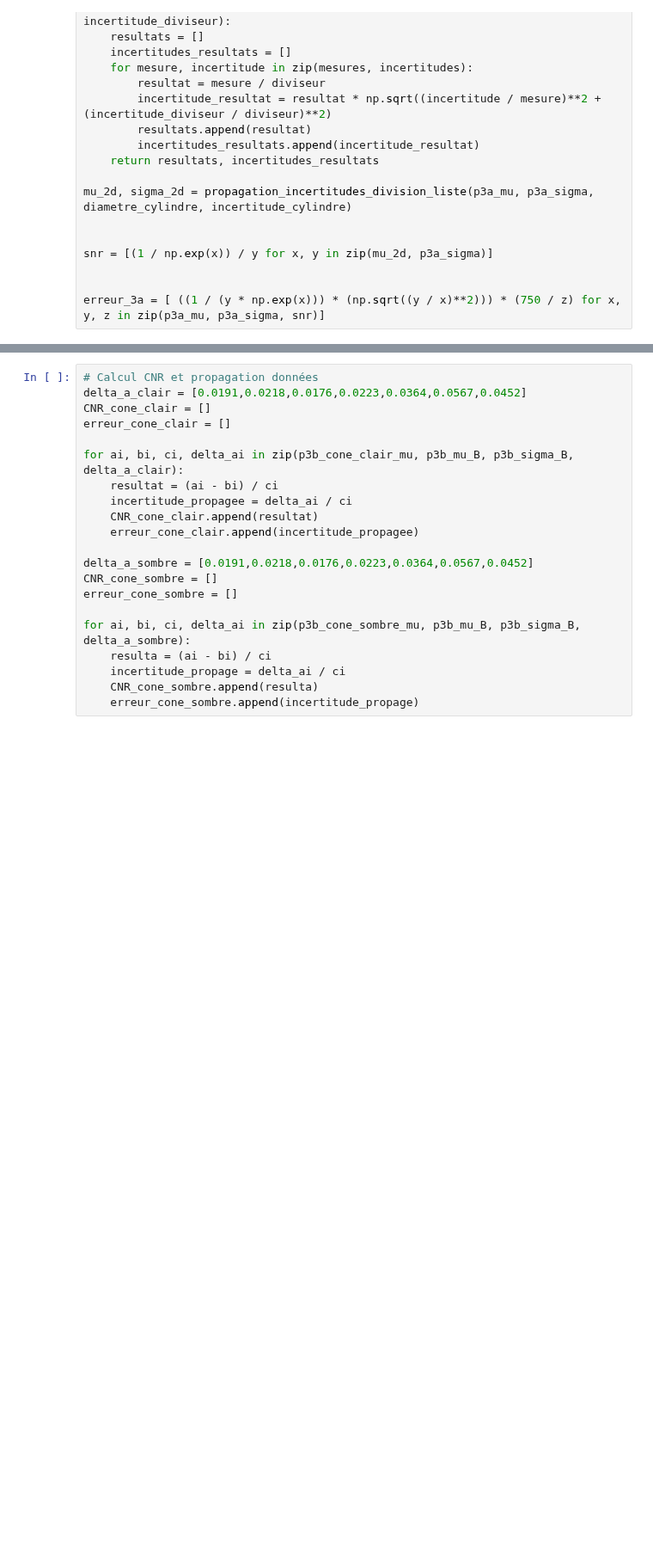
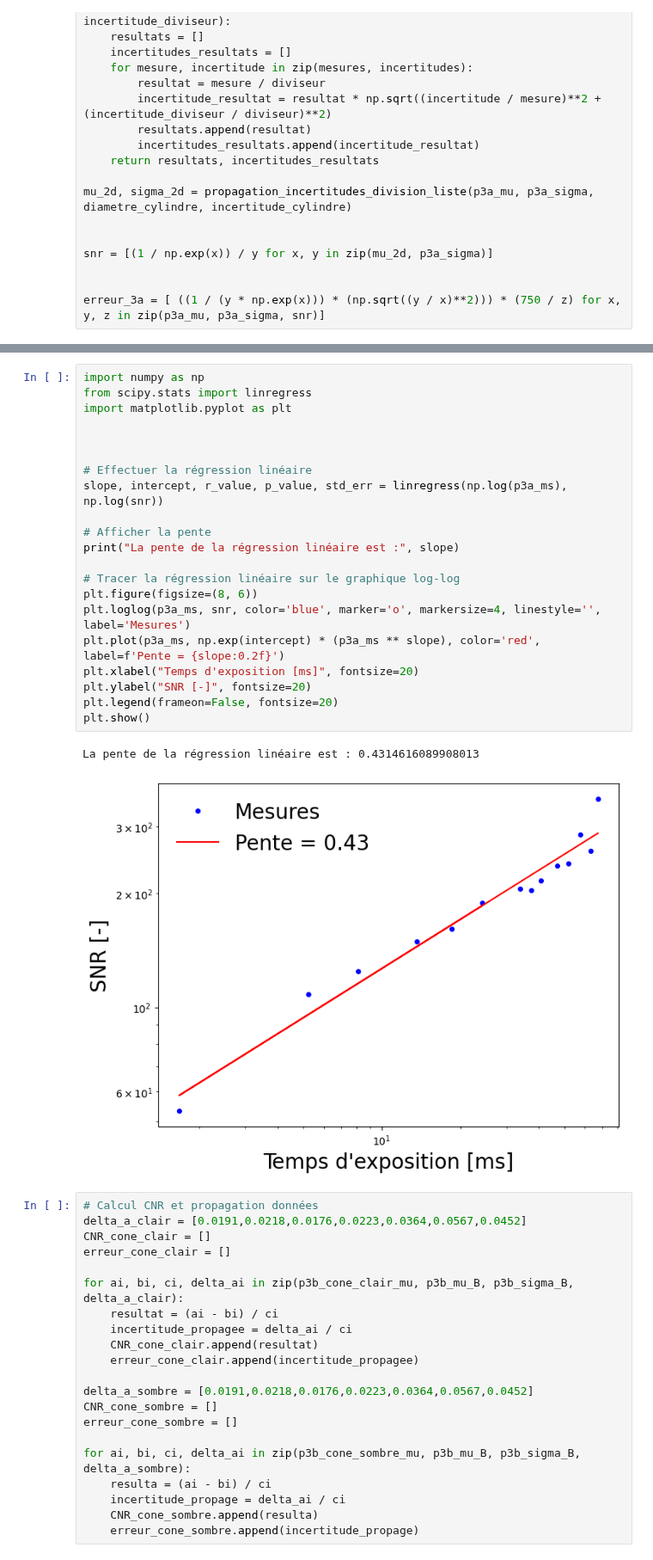
Before and after one commit to felixantoine1/labV_projet, a Jupyter notebook: analyse_partie3.ipynb, the cells around one changed output, grey strips where cells are left out. Shown at 86% size. Saved outputs shown, nothing was run; the diff lists cells and outputs as text; blank space fills up the shorter version.

```diff
--- a/analyse_partie3.ipynb
+++ b/analyse_partie3.ipynb
@@ -170,3 +126,27 @@ plt.show()
+# %%
+import numpy as np
+from scipy.stats import linregress
+import matplotlib.pyplot as plt
+
+
+
+# Effectuer la régression linéaire
+slope, intercept, r_value, p_value, std_err = linregress(np.log(p3a_ms), np.log(snr))
+
+# Afficher la pente
+print("La pente de la régression linéaire est :", slope)
+
+# Tracer la régression linéaire sur le graphique log-log
+plt.figure(figsize=(8, 6))
+plt.loglog(p3a_ms, snr, color='blue', marker='o', markersize=4, linestyle='', label='Mesures')
+plt.plot(p3a_ms, np.exp(intercept) * (p3a_ms ** slope), color='red', label=f'Pente = {slope:0.2f}')
+plt.xlabel("Temps d'exposition [ms]", fontsize=20)
+plt.ylabel("SNR [-]", fontsize=20)
+plt.legend(frameon=False, fontsize=20)
+plt.show()
+# %% [output]
+La pente de la régression linéaire est : 0.4314616089908013
+[figure, added]
 # %%
 # Calcul CNR et propagation données
 delta_a_clair = [0.0191,0.0218,0.0176,0.0223,0.0364,0.0567,0.0452]
```
Also changed, not shown: parts of 2 cells of this notebook, 2 other files.
